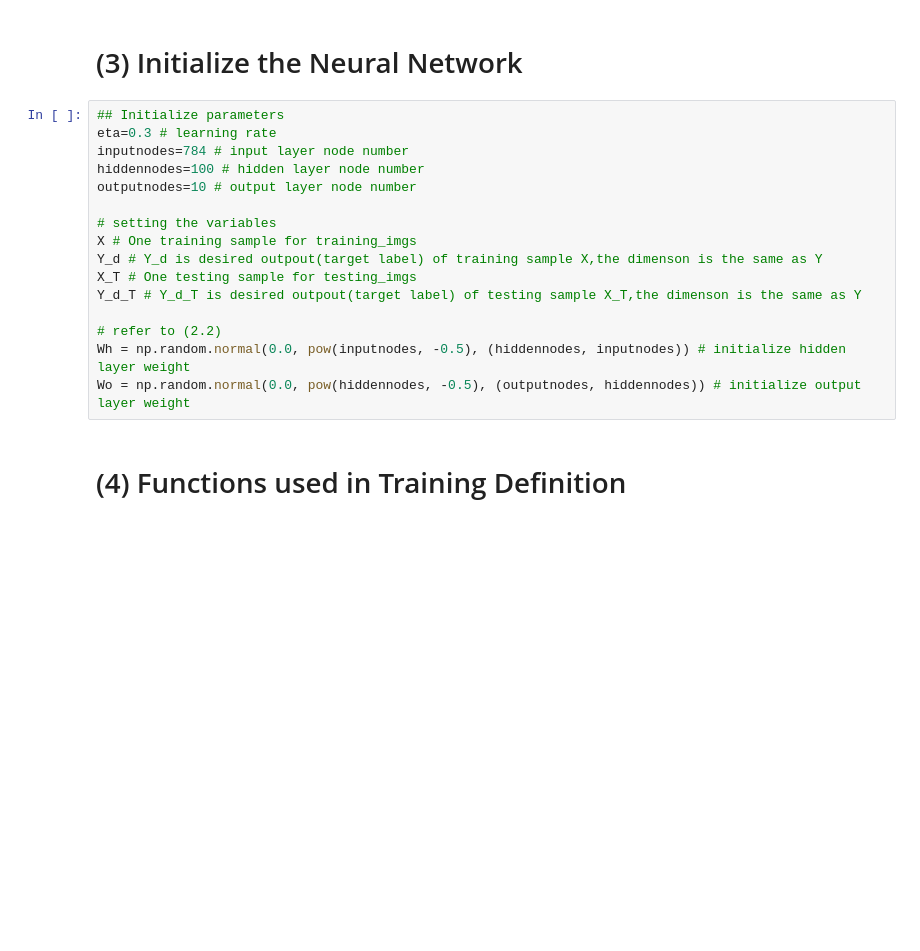
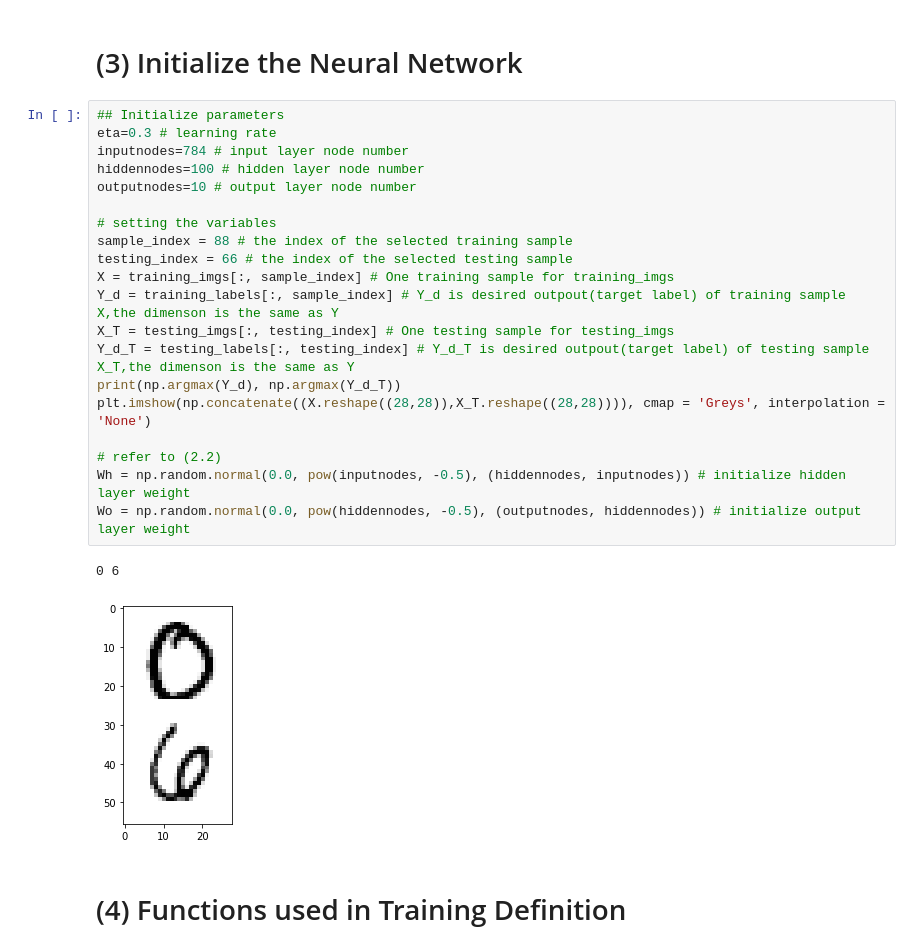
Before and after one commit to mb95506/cisc7201, a Jupyter notebook: assignment04_new/mb95506 assignment04.ipynb, the cells around one changed output. Drawn from its saved outputs; the diff is of its cells as text; blank space fills up the shorter version.

```diff
--- a/assignment04_new/mb95506 assignment04.ipynb
+++ b/assignment04_new/mb95506 assignment04.ipynb
@@ -278,19 +282,26 @@ where $\eta$ is the learning rate, a positive constant less than unity.
 # %%
 ## Initialize parameters
 eta=0.3 # learning rate
 inputnodes=784 # input layer node number
 hiddennodes=100 # hidden layer node number
 outputnodes=10 # output layer node number
 
 # setting the variables
-X # One training sample for training_imgs
-Y_d # Y_d is desired outpout(target label) of training sample X,the dimenson is the same as Y
-X_T # One testing sample for testing_imgs
-Y_d_T # Y_d_T is desired outpout(target label) of testing sample X_T,the dimenson is the same as Y
+sample_index = 88 # the index of the selected training sample
+testing_index = 66 # the index of the selected testing sample
+X = training_imgs[:, sample_index] # One training sample for training_imgs
+Y_d = training_labels[:, sample_index] # Y_d is desired outpout(target label) of training sample X,the dimenson is the same as Y
+X_T = testing_imgs[:, testing_index] # One testing sample for testing_imgs
+Y_d_T = testing_labels[:, testing_index] # Y_d_T is desired outpout(target label) of testing sample X_T,the dimenson is the same as Y
+print(np.argmax(Y_d), np.argmax(Y_d_T))
+plt.imshow(np.concatenate((X.reshape((28,28)),X_T.reshape((28,28)))), cmap = 'Greys', interpolation = 'None')
 
 # refer to (2.2)
 Wh = np.random.normal(0.0, pow(inputnodes, -0.5), (hiddennodes, inputnodes)) # initialize hidden layer weight
 Wo = np.random.normal(0.0, pow(hiddennodes, -0.5), (outputnodes, hiddennodes)) # initialize output layer weight
+# %% [output]
+0 6
+[figure, added]
 # %% [markdown]
 # (4) Functions used in Training Definition
 # %%
```
Also changed, not shown: parts of 5 cells of this notebook.
